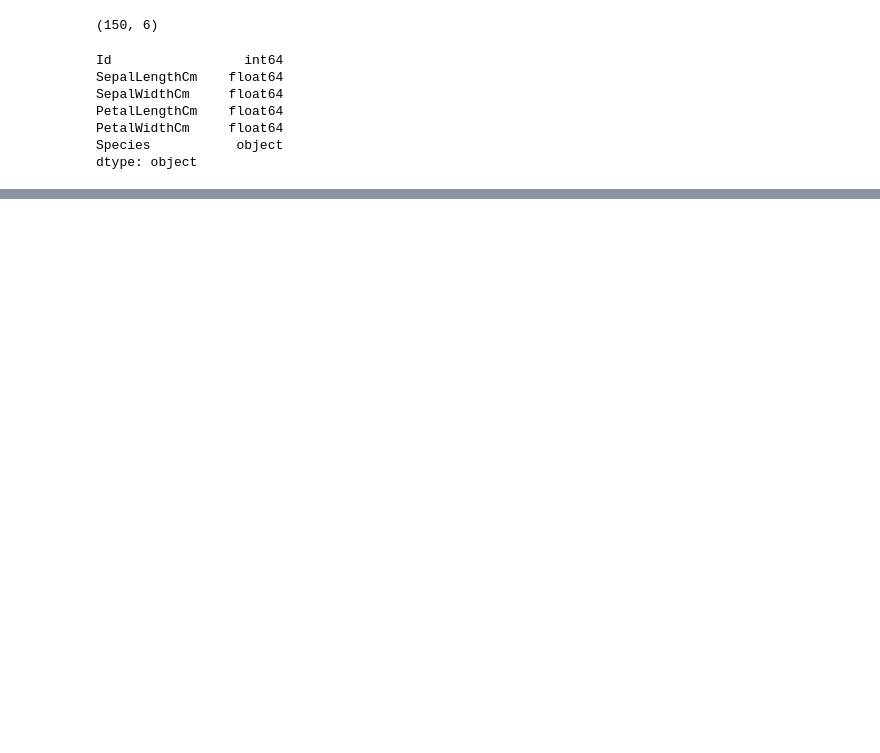
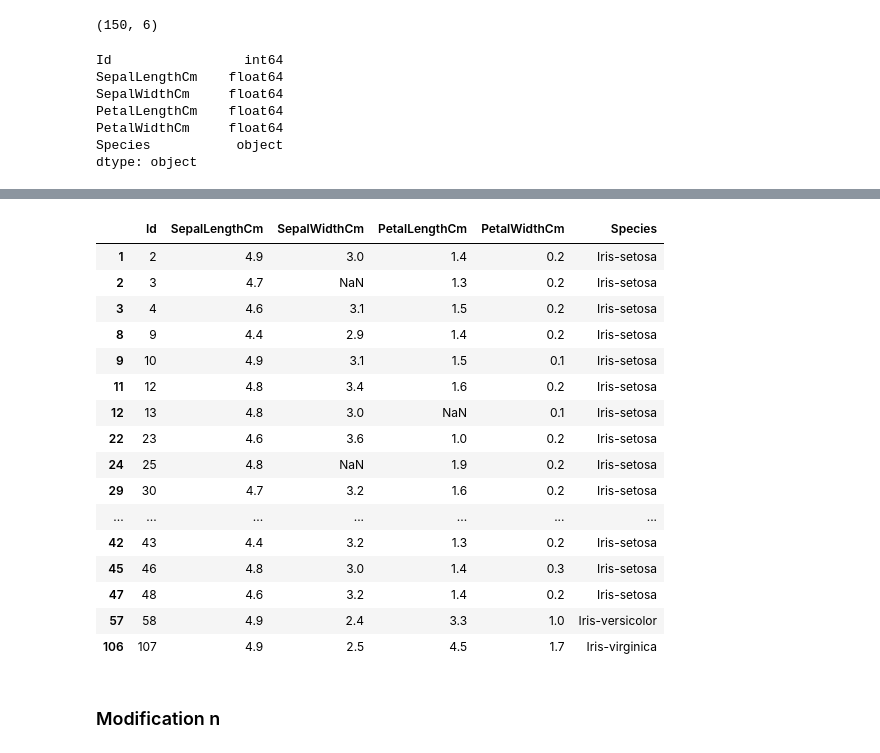
Before and after one commit to Suhas2002G/Pandas, a Jupyter notebook: pandas_methods.ipynb, the cells around one changed output, grey strips where cells are left out. Drawn from its saved outputs; the diff is of its cells as text; code cells hidden in the pictures; blank space fills up the shorter version.

Commit message:
modification methods

```diff
--- a/pandas_methods.ipynb
+++ b/pandas_methods.ipynb
@@ -66,0 +147,22 @@ dtype: object
+# %%
+df.query("SepalLengthCm > 4 and SepalLengthCm < 5")
+# %% [output]
+|  | Id | SepalLengthCm | SepalWidthCm | PetalLengthCm | PetalWidthCm | Species |
+| 1 | 2 | 4.9 | 3.0 | 1.4 | 0.2 | Iris-setosa |
+| 2 | 3 | 4.7 | NaN | 1.3 | 0.2 | Iris-setosa |
+| 3 | 4 | 4.6 | 3.1 | 1.5 | 0.2 | Iris-setosa |
+| 8 | 9 | 4.4 | 2.9 | 1.4 | 0.2 | Iris-setosa |
+| 9 | 10 | 4.9 | 3.1 | 1.5 | 0.1 | Iris-setosa |
+| 11 | 12 | 4.8 | 3.4 | 1.6 | 0.2 | Iris-setosa |
+| 12 | 13 | 4.8 | 3.0 | NaN | 0.1 | Iris-setosa |
+| 22 | 23 | 4.6 | 3.6 | 1.0 | 0.2 | Iris-setosa |
+| 24 | 25 | 4.8 | NaN | 1.9 | 0.2 | Iris-setosa |
+| 29 | 30 | 4.7 | 3.2 | 1.6 | 0.2 | Iris-setosa |
+| ... | ... | ... | ... | ... | ... | ... |
+| 42 | 43 | 4.4 | 3.2 | 1.3 | 0.2 | Iris-setosa |
+| 45 | 46 | 4.8 | 3.0 | 1.4 | 0.3 | Iris-setosa |
+| 47 | 48 | 4.6 | 3.2 | 1.4 | 0.2 | Iris-setosa |
+| 57 | 58 | 4.9 | 2.4 | 3.3 | 1.0 | Iris-versicolor |
+| 106 | 107 | 4.9 | 2.5 | 4.5 | 1.7 | Iris-virginica |
+# %% [markdown]
+### Modification n
```
Also changed, not shown: parts of 15 cells of this notebook, 1 other file.
